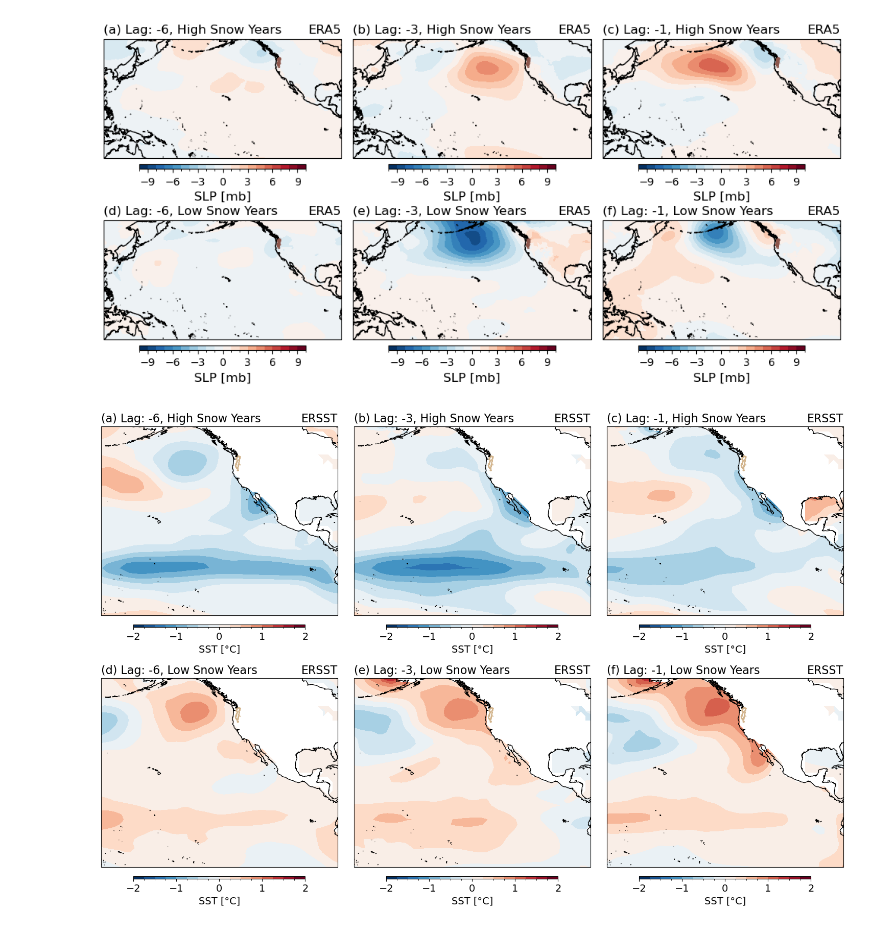
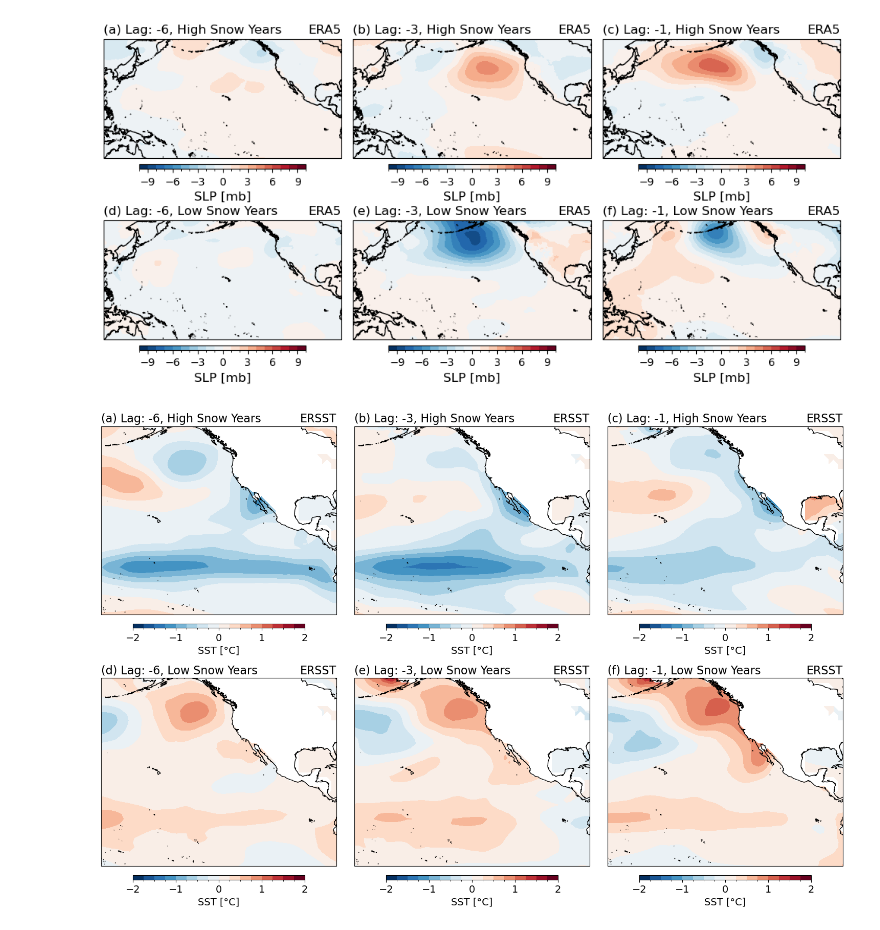
Before and after one commit to heyjoekim/causal_snow_proj, a Jupyter notebook: analysis/analysis_part3.ipynb, the cells around one changed output. Drawn from its saved outputs; the diff is of its cells as text; code cells hidden in the pictures.

```diff
--- a/analysis/analysis_part3.ipynb
+++ b/analysis/analysis_part3.ipynb
@@ -231,7 +231,7 @@ ax1.coastlines(resolution='50m', color='black', linewidth=1)
 
 ax1.set_extent([180, 280, -20, 60], crs=ccrs.PlateCarree())
 
-cbar_kwargs_sst = {'shrink':0.7, 'aspect':70,
+cbar_kwargs_sst = {'shrink':0.7, 'aspect':40,
                    'label':r'SST [°C]',
                    'pad':0.04,
                    'orientation':'horizontal',
@@ -276,9 +276,9 @@ cb = plt.colorbar(p3, **cbar_kwargs_sst)
 cb.set_label(r'SST [°C]', size=14)
 cb.ax.tick_params(labelsize=14)
 
-cascades_shp.boundary.plot(ax=ax1, color='tan', transform=ccrs.PlateCarree())
-cascades_shp.boundary.plot(ax=ax2, color='tan', transform=ccrs.PlateCarree())
-cascades_shp.boundary.plot(ax=ax3, color='tan', transform=ccrs.PlateCarree())
+# cascades_shp.boundary.plot(ax=ax1, color='tan', transform=ccrs.PlateCarree())
+# cascades_shp.boundary.plot(ax=ax2, color='tan', transform=ccrs.PlateCarree())
+# cascades_shp.boundary.plot(ax=ax3, color='tan', transform=ccrs.PlateCarree())
 
 ax4 = fig.add_subplot(gs[1,0], projection=ccrs.PlateCarree(central_longitude=180))
 # ax1 = plt.axes(projection=ccrs.PlateCarree(central_longitude=180))
@@ -286,7 +286,7 @@ ax4.coastlines(resolution='50m', color='black', linewidth=1)
 
 ax4.set_extent([180, 280, -20, 60], crs=ccrs.PlateCarree())
 
-cbar_kwargs_sst = {'shrink':0.7, 'aspect':70,
+cbar_kwargs_sst = {'shrink':0.7, 'aspect':40,
                    'label':r'SST [°C]',
                    'pad':0.04,
                    'orientation':'horizontal',
@@ -322,37 +322,37 @@ ax6 = fig.add_subplot(gs[1,2], projection=ccrs.PlateCarree(central_longitude=180
 ax6.coastlines(resolution='50m', color='black', linewidth=1)
 ax6.set_extent([180, 280, -20, 60], crs=ccrs.PlateCarree())
 
 p6 = lsnow_mar_sst.mean(dim='time').plot.contourf(
     ax=ax6,
     levels = sst_levels,
     transform=ccrs.PlateCarree(),
     add_colorbar=False)
 cb = plt.colorbar(p6, **cbar_kwargs_sst)
 cb.set_label(r'SST [°C]', size=14)
 cb.ax.tick_params(labelsize=14)
 
-cascades_shp.boundary.plot(ax=ax4, color='tan', transform=ccrs.PlateCarree())
-cascades_shp.boundary.plot(ax=ax5, color='tan', transform=ccrs.PlateCarree())
-cascades_shp.boundary.plot(ax=ax6, color='tan', transform=ccrs.PlateCarree())
+# cascades_shp.boundary.plot(ax=ax4, color='tan', transform=ccrs.PlateCarree())
+# cascades_shp.boundary.plot(ax=ax5, color='tan', transform=ccrs.PlateCarree())
+# cascades_shp.boundary.plot(ax=ax6, color='tan', transform=ccrs.PlateCarree())
 
 ax1.set_title('(a) Lag: -6, High Snow Years', loc='left', fontsize=16)
 ax2.set_title('(b) Lag: -3, High Snow Years', loc='left', fontsize=16)
 ax3.set_title('(c) Lag: -1, High Snow Years', loc='left', fontsize=16)
 ax1.set_title('ERSST', loc='right', fontsize=16)
 ax2.set_title('ERSST', loc='right', fontsize=16)
 ax3.set_title('ERSST', loc='right', fontsize=16)
 
 
 ax4.set_title('(d) Lag: -6, Low Snow Years', loc='left', fontsize=16)
 ax5.set_title('(e) Lag: -3, Low Snow Years', loc='left', fontsize=16)
 ax6.set_title('(f) Lag: -1, Low Snow Years', loc='left', fontsize=16)
 ax4.set_title('ERSST', loc='right', fontsize=16)
 ax5.set_title('ERSST', loc='right', fontsize=16)
 ax6.set_title('ERSST', loc='right', fontsize=16)
 
 plt.tight_layout()
-# plt.savefig(pub_dir_main+'fig10a_10f.eps',
-#             bbox_inches='tight',
-#             facecolor='w')
+plt.savefig(pub_dir_main+'fig10a_10f.eps',
+            bbox_inches='tight',
+            facecolor='w')
 # %% [output]
-[figure, old version]
+[figure, new version]
```
Also changed, not shown: parts of 1 cell of this notebook, 1 other file.
